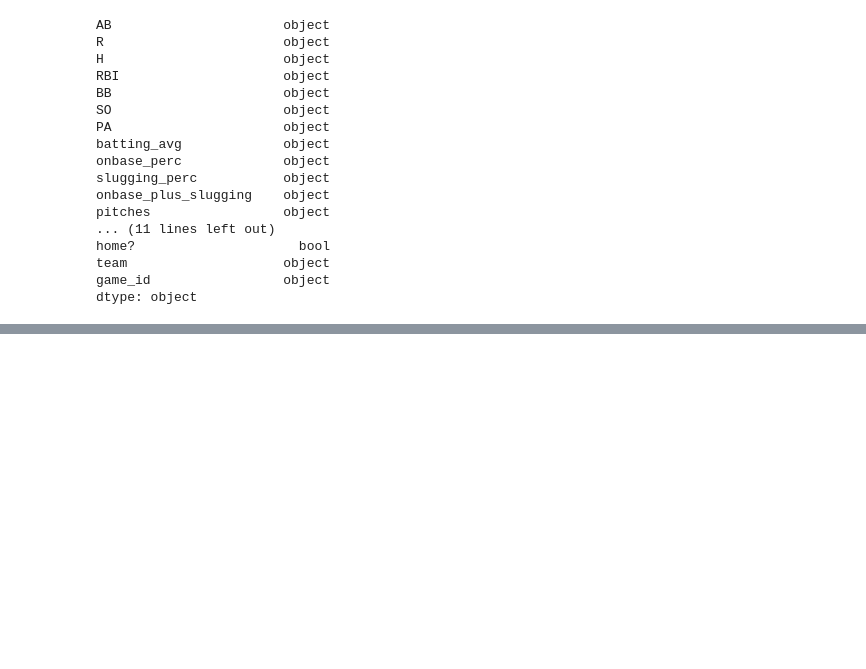
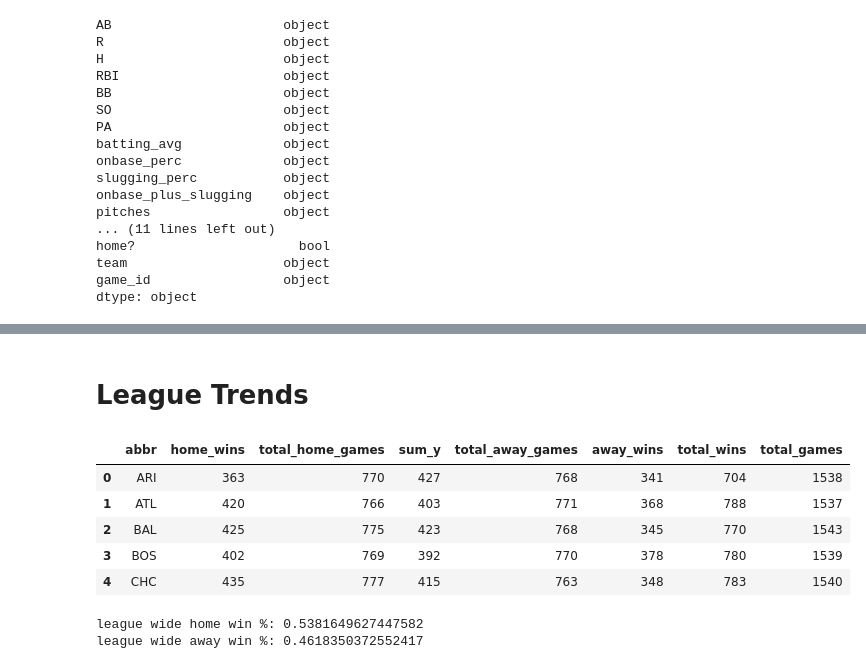
Before and after one commit to jacob-parks98/MLB_predictions, a Jupyter notebook: EDA.ipynb, the cells around one changed output, grey strips where cells are left out. Saved outputs shown, nothing was run; the diff lists cells and outputs as text; code cells hidden in the pictures; blank space fills up the shorter version.

```diff
--- a/EDA.ipynb
+++ b/EDA.ipynb
@@ -235,0 +270,11 @@ plt.scatter(x=wins_and_runs['SO'], y = wins_and_runs['total_wins']);
+# %% [markdown]
+# League Trends
+# %%
+total_wins.head()
+# %% [output]
+|  | abbr | home_wins | total_home_games | sum_y | total_away_games | away_wins | total_wins | total_games |
+| 0 | ARI | 363 | 770 | 427 | 768 | 341 | 704 | 1538 |
+| 1 | ATL | 420 | 766 | 403 | 771 | 368 | 788 | 1537 |
+| 2 | BAL | 425 | 775 | 423 | 768 | 345 | 770 | 1543 |
+| 3 | BOS | 402 | 769 | 392 | 770 | 378 | 780 | 1539 |
+| 4 | CHC | 435 | 777 | 415 | 763 | 348 | 783 | 1540 |
@@ -235,0 +284,6 @@ plt.scatter(x=wins_and_runs['SO'], y = wins_and_runs['total_wins']);
+# %%
+print(f"league wide home win %: {total_wins['home_wins'].sum()/total_wins['total_home_games'].sum()}")
+print(f"league wide away win %: {total_wins['away_wins'].sum()/total_wins['total_away_games'].sum()}")
+# %% [output]
+league wide home win %: 0.5381649627447582
+league wide away win %: 0.4618350372552417
```
Also changed, not shown: parts of 34 cells of this notebook.
